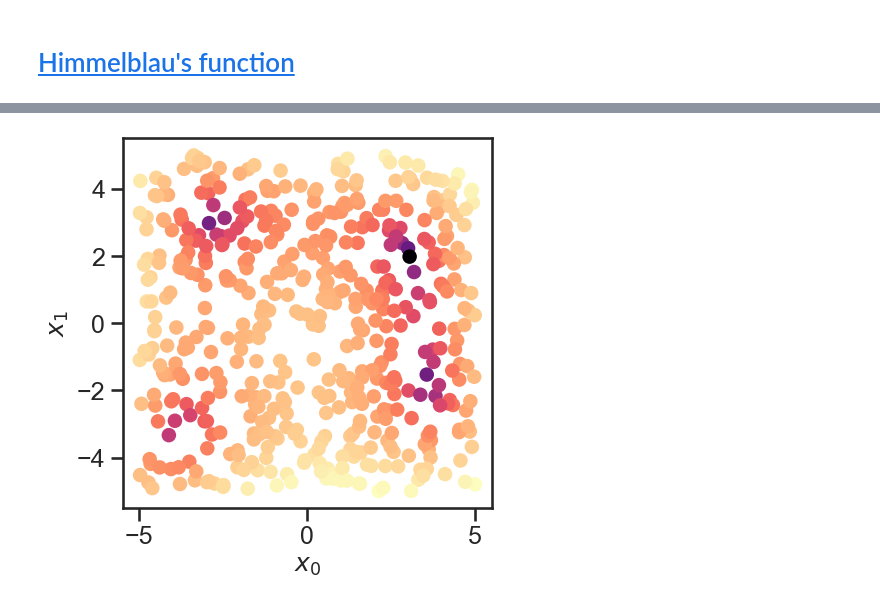
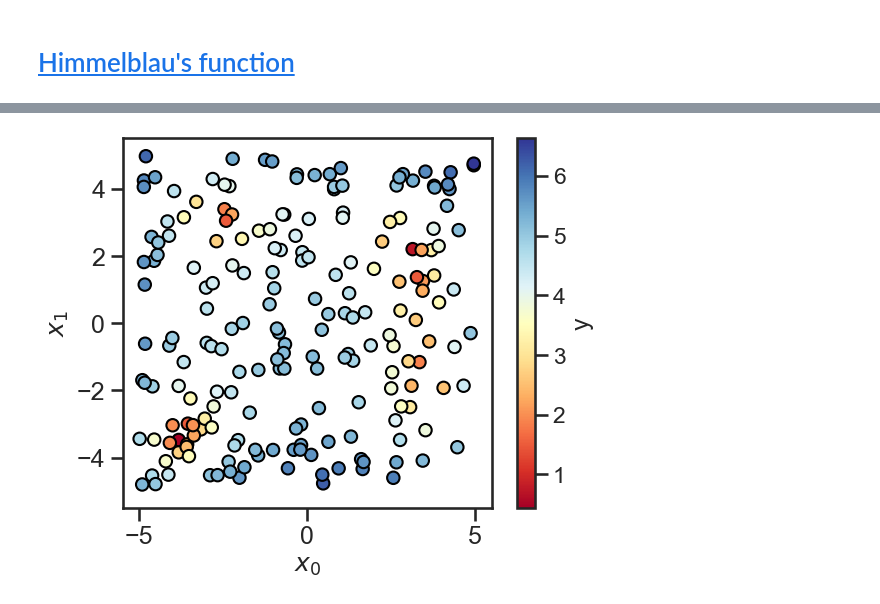
Before and after one commit to leseixas/aprendizagem-de-maquina, a Jupyter notebook: dados/gerador_Himmelblau.ipynb, the cells around one changed output, grey strips where cells are left out. Drawn from its saved outputs; the diff is of its cells as text; code cells hidden in the pictures.

Commit message:
Atualiza arquivos e gráficos do exemplo 04, função de Himmelblau

```diff
--- a/dados/gerador_Himmelblau.ipynb
+++ b/dados/gerador_Himmelblau.ipynb
@@ -20,6 +20,8 @@ h = himmelblau_log(s[:,0], s[:,1])
 df = pd.DataFrame(s, columns =['x0', 'x1'])
 # %%
 df['y'] = h
+# %%
+df = pd.read_csv('himmelblau_log.csv')
 # %%
 print(df)
 # %% [output]
@@ -40,16 +42,18 @@ print(df)
 # %%
 import seaborn as sns
 sns.set_theme(style='ticks', context='talk')
-plt.scatter(df['x0'], df['x1'], c=df['y'], s=80, cmap=plt.cm.magma)
+plt.scatter(df['x0'], df['x1'], c=df['y'], s=80, edgecolors="black", cmap=plt.cm.RdYlBu)
 plt.xlim(-5.5,5.5)
 plt.ylim(-5.5,5.5)
 plt.xlabel('$x_0$', fontsize=18)
 plt.ylabel('$x_1$', fontsize=18)
 plt.tick_params(axis='both', which='major', labelsize=18)
+cbar = plt.colorbar()
+cbar.set_label('y')
 plt.gca().set_aspect(1)
 plt.savefig('datasets_dt_himmelblau_01.png', dpi=600, format='png', bbox_inches='tight', transparent=True)
 plt.show()
 # %% [output]
-[figure, old version]
+[figure, new version]
 # %%
 df.to_csv('himmelblau_log.csv', index=False)
```
Also changed, not shown: parts of 1 cell of this notebook, 33 other files.
